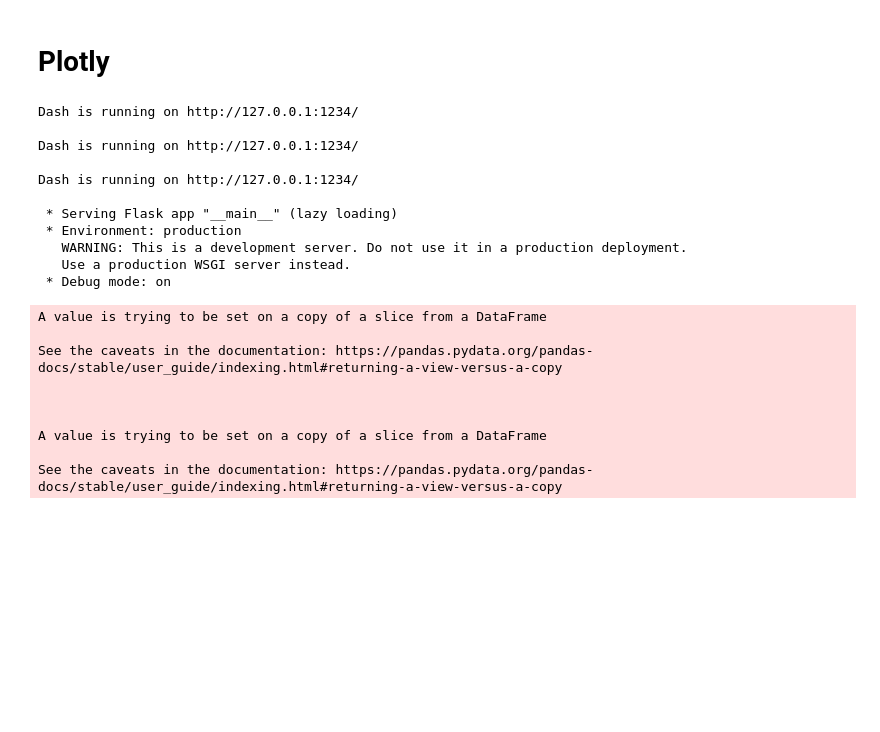
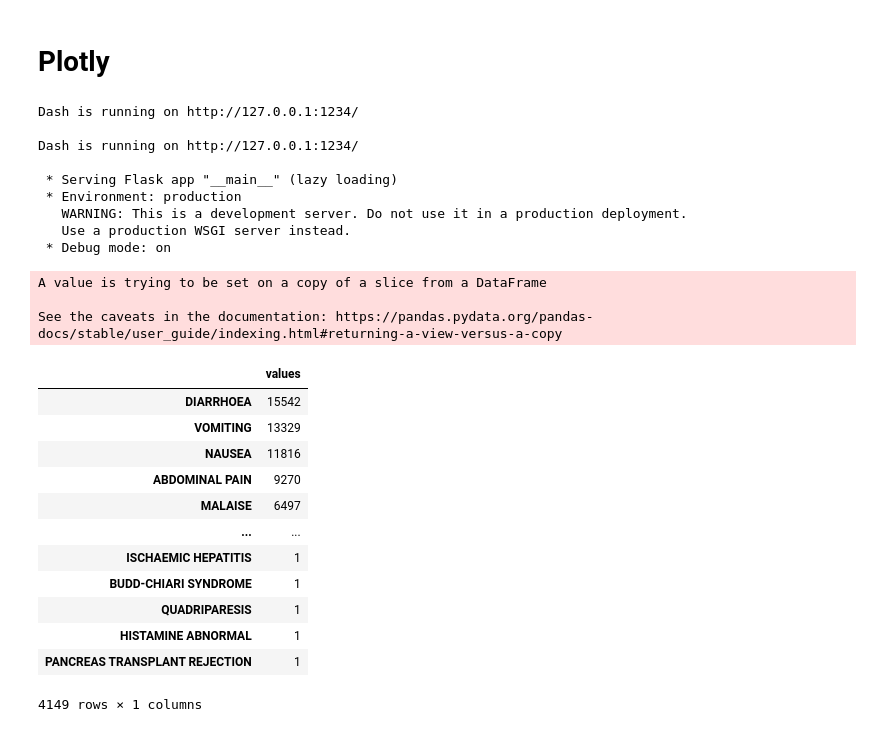
Before and after one commit to narsimrao/Novo_nordisk_comp, a Jupyter notebook: Novo_Nordisk_competition.ipynb, the cells around one changed output. Cells and saved outputs as stored; diff of their text form; code cells hidden in the pictures; blank space fills up the shorter version.

```diff
--- a/Novo_Nordisk_competition.ipynb
+++ b/Novo_Nordisk_competition.ipynb
@@ -283,8 +302,8 @@ app.layout = html.Div([
                                  options=[{
                                      'label': year,
                                      'value': year
-                                 } for year in final_df.Years],
-                                 value=final_df.Years.max() - 10,
+                                 } for year in q1_final_df.Years],
+                                 value=q1_final_df.Years.max() - 10,
                                  clearable=False)),
                 html.Td(html.P(className='To', children='To : ')),
                 html.Td(
@@ -293,8 +312,8 @@ app.layout = html.Div([
                                  options=[{
                                      'label': year,
                                      'value': year
-                                 } for year in final_df.Years],
-                                 value=final_df.Years.max(),
+                                 } for year in q1_final_df.Years],
+                                 value=q1_final_df.Years.max(),
                                  clearable=False))
             ])
         ])
@@ -364,8 +383,8 @@ def update_q1_bar_pie_chart(from_value, to_value):
 
     colors = ['rgb(239, 85, 59)', 'rgb(99, 110, 250)', 'rgb(0, 204, 150)']
 
-    temp_df = final_df[(final_df.Years >= int(from_value))
-                       & (final_df.Years <= int(to_value))]
+    temp_df = q1_final_df[(q1_final_df.Years >= int(from_value))
+                       & (q1_final_df.Years <= int(to_value))]
 
     #Bar Chart
     fig_bar = go.Figure(data=[
@@ -384,7 +403,7 @@ def update_q1_bar_pie_chart(from_value, to_value):
         temp_df.Unknown.sum()
     ]
     Name = ['Male', 'Female', 'Unknown']
-    fig_pie = px.pie(final_df,
+    fig_pie = px.pie(q1_final_df,
                      names=Name,
                      values=Count_list,
                      color_discrete_sequence=colors)
@@ -419,8 +438,6 @@ def Update_q2_bar_chart(start, end, sort):
 if __name__ == '__main__':
     app.run_server(debug=True, use_reloader=False, port='1234')
 # %% [output]
-Dash is running on http://127.0.0.1:1234/
-
 Dash is running on http://127.0.0.1:1234/
 
 Dash is running on http://127.0.0.1:1234/
@@ -433,9 +450,19 @@ Dash is running on http://127.0.0.1:1234/
 A value is trying to be set on a copy of a slice from a DataFrame
 
 See the caveats in the documentation: https://pandas.pydata.org/pandas-docs/stable/user_guide/indexing.html#returning-a-view-versus-a-copy
-
-
-
-A value is trying to be set on a copy of a slice from a DataFrame
-
-See the caveats in the documentation: https://pandas.pydata.org/pandas-docs/stable/user_guide/indexing.html#returning-a-view-versus-a-copy
+# %%
+q2_final_df
+# %% [output]
+|  | values |
+| DIARRHOEA | 15542 |
+| VOMITING | 13329 |
+| NAUSEA | 11816 |
+| ABDOMINAL PAIN | 9270 |
+| MALAISE | 6497 |
+| ... | ... |
+| ISCHAEMIC HEPATITIS | 1 |
+| BUDD-CHIARI SYNDROME | 1 |
+| QUADRIPARESIS | 1 |
+| HISTAMINE ABNORMAL | 1 |
+| PANCREAS TRANSPLANT REJECTION | 1 |
+4149 rows × 1 columns
```
Also changed, not shown: parts of 18 cells of this notebook, 1 other file.
